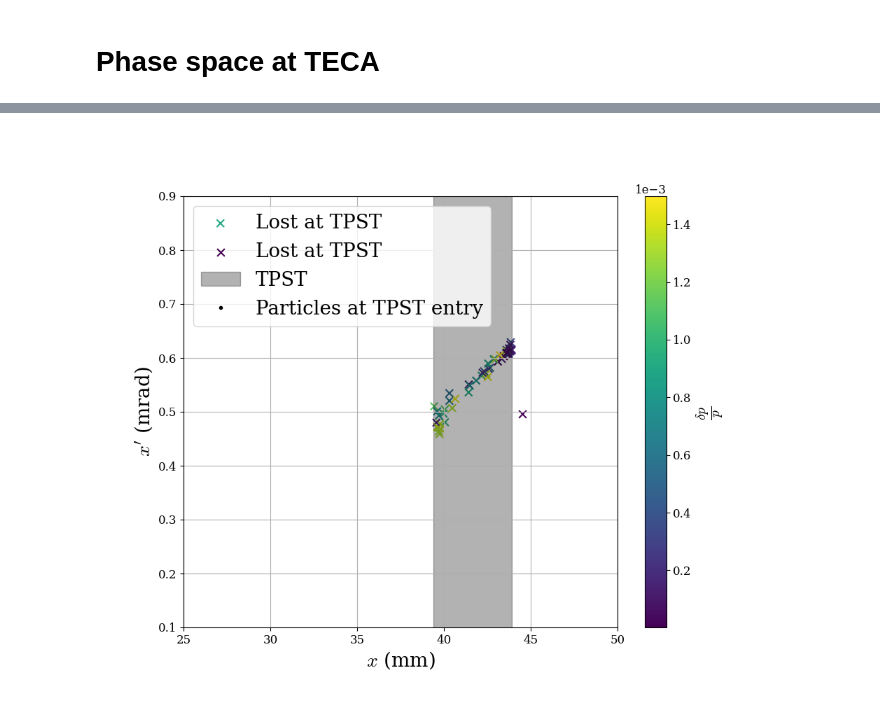
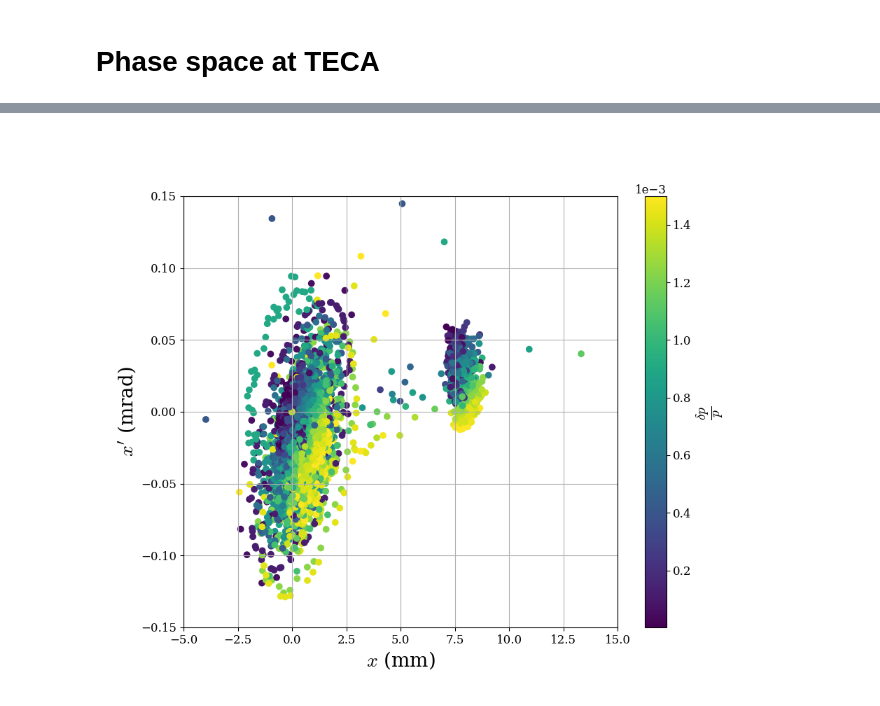
Before and after one commit to giacomells/Technical-Student-2024-2025, a Jupyter notebook: Non-Resonant Extraction/NRSXQ22.ipynb, the cells around one changed output, grey strips where cells are left out. Drawn from its saved outputs; the diff is of its cells as text; code cells hidden in the pictures.

```diff
--- a/Non-Resonant Extraction/NRSXQ22.ipynb
+++ b/Non-Resonant Extraction/NRSXQ22.ipynb
@@ -545,14 +447,11 @@ plt.rcParams.update({
 row_TECA_entry = tw_lss2_df.loc['TECA.entry']
 row_TECA_exit = tw_lss2_df.loc['TECA.exit']
 
-
 fig, ax = plt.subplots(1, 1, figsize=(10, 8))
 ax.yaxis.label.set_size(20)
 ax.xaxis.label.set_size(20)
 
-
-
-for turn in range(1000):
+for turn in range(monitor_tun_number):
     sc = ax.scatter(
         row_TECA_exit['monitors'].x[:, turn] * 1e3,  # Use data for x at the current turn
         row_TECA_exit['monitors'].px[:, turn] * 1e3,  # Use data for px at the current turn
@@ -562,7 +461,6 @@ for turn in range(1000):
 cbar = plt.colorbar(sc, label=r"$\frac{\delta p}{p}$ ")
 cbar.ax.yaxis.label.set_size(20)
 
-
 #ax.fill_between([TECA.jaw*1e3, TECA.jaw*1e3 + TECA.width*1e3], [TECA.tilt*1e3 - 10e-3]*2, [TECA.tilt*1e3 + 10e-3]*2, color='k', alpha=0.3, label='crystals channelling acceptance')
 
 ax.fill_between([TECA.jaw*1e3, TECA.jaw*1e3 - TECA.width*1e3], [TECA.tilt*1e3 - 10e-3]*2, [TECA.tilt*1e3 + 10e-3]*2, color='k', alpha=0.8, label='crystals channelling acceptance')
@@ -571,10 +469,10 @@ ax.fill_between([TECA.jaw*1e3, TECA.jaw*1e3 - TECA.width*1e3], -100, +100, color
 #ax.plot([], [], 'k.', label='Particles at TECA entry')
 #ax.plot([], [], 'b.', label='Particles after TECA')
 #ax.set_title("Phase space at TECA over the last 100 turns", fontsize=20)
-ax.legend(fontsize=20)
+ax.legend(fontsize=20, loc = 'upper left')
 ax.grid(True)
 
-ax.set_xlim(-45, -30)
+ax.set_xlim(-60, -45)
 ax.set_ylim(-1.5, -1)
 
 ax.set_xlabel(r"$x$ (mm)")
@@ -657,11 +552,10 @@ plt.rcParams.update({
 
 row_TPST_entry = tw_lss2_df.loc['tpst.21760_entry']
 
-
 fig, ax = plt.subplots(1, 1, figsize=(10, 8))
 
 #ax.plot(row_TPST_entry['monitors'].x[:, :] * 1e3, row_TPST_entry['monitors'].px[:, :] * 1e3, 'k.', alpha=0.5)
-for turn in range(1000):
+for turn in range(monitor_tun_number):
     sc = ax.scatter(
         row_TPST_entry['monitors'].x[:, turn] * 1e3,  # Use data for x at the current turn
         row_TPST_entry['monitors'].px[:, turn] * 1e3,  # Use data for px at the current turn
@@ -698,7 +592,6 @@ if lost_at_mst:
         label='Lost at TPST'
     )
 
-
 #ax.fill_between([TECA.jaw*1e3, TECA.jaw*1e3 + TECA.width*1e3], [TECA.tilt*1e3 - 10e-3]*2, [TECA.tilt*1e3 + 10e-3]*2, color='k', alpha=0.3, label='crystals channelling acceptance')
 element_name = 'tpst.21760_entry.sep'
 x = line[element_name].interaction_process.blade_position
@@ -708,11 +601,11 @@ ax.fill_between([x*1e3, x*1e3 + thickness*1e3],-1, 1, color='k', alpha=0.3, labe
 ax.plot([], [], 'k.', label='Particles at TPST entry')
 
 #ax.set_title("Phase space at TECA over the last 100 turns", fontsize=20)
-ax.legend(fontsize=20, loc = 'upper left')
+ax.legend(fontsize=20)
 ax.grid(True)
 
-ax.set_xlim(25, 50)
-ax.set_ylim(0.1, 0.9)
+ax.set_xlim(27, 50)
+ax.set_ylim(0.15, 0.8)
 ax.set_xlabel(r"$x$ (mm)")
 ax.set_ylabel(r"$x'$ (mrad)")
 
@@ -724,78 +617,44 @@ plt.savefig('tpst_phase_space.png', bbox_inches='tight')
 # %%
 import matplotlib.pyplot as plt
 
 # Set global plot style
 plt.rcParams.update({
     'font.size': 12,          # Font size like a paper
     'font.family': 'serif',    # Use serif font (LaTeX style)
     'axes.labelsize': 12,      # Axis labels
     'axes.titlesize': 12,      # Title size
     'legend.fontsize': 12,     # Legend font size
     'xtick.labelsize': 12,     # X-axis tick labels
     'ytick.labelsize': 12,     # Y-axis tick labels
 })
 
-row_TPST_entry = tw_lss2_df.loc['tpst.21760_entry']
-
+row_TCSM = tw_lss2_df.loc['tcsm.51932.']
 
 fig, ax = plt.subplots(1, 1, figsize=(10, 8))
+ax.yaxis.label.set_size(20)
+ax.xaxis.label.set_size(20)
 
-#ax.plot(row_TPST_entry['monitors'].x[:, :] * 1e3, row_TPST_entry['monitors'].px[:, :] * 1e3, 'k.', alpha=0.5)
-
-sc = ax.scatter(
-        row_TPST_entry['monitors'].x[:, 99] * 1e3,  # Use data for x at the current turn
-        row_TPST_entry['monitors'].px[:, 99] * 1e3,  # Use data for px at the current turn
+for turn in range(monitor_tun_number):
+    sc = ax.scatter(
+        row_TCSM['monitors'].x[:, turn] * 1e3,  # Use data for x at the current turn
+        row_TCSM['monitors'].px[:, turn] * 1e3,  # Use data for px at the current turn
         c=particles_init._delta,  # Use dpp values from particles_init._delta
         cmap='viridis'
     )
-#plt.colorbar(sc, label=r"$\frac{\delta p}{p}$ ")
-ax.yaxis.label.set_size(20)
-ax.xaxis.label.set_size(20)
 cbar = plt.colorbar(sc, label=r"$\frac{\delta p}{p}$ ")
 cbar.ax.yaxis.label.set_size(20)
 
-# Plot the particles lost at tpst.21760_entry.sep
-if lost_at_tpst:
-    ax.scatter(
-        [particles.x[idx] * 1e3 for idx in lost_at_tpst],    # x in mm
-        [particles.px[idx] * 1e3 for idx in lost_at_tpst],   # px in mrad
-        c=[particles.delta[idx] for idx in lost_at_tpst],    # dpp for color
-        cmap='viridis',
-        marker='x',
-        s=60,
-        label='Lost at TPST'
-    )
+# You can add acceptance/geometry overlays here if needed
 
-# Plot the particles lost at mst.21794.sep
-if lost_at_mst:
-    ax.scatter(
-        [particles.x[idx] * 1e3 for idx in lost_at_mst],    # x in mm
-        [particles.px[idx] * 1e3 for idx in lost_at_mst],   # px in mrad
-        c=[particles.delta[idx] for idx in lost_at_mst],    # dpp for color
-        cmap='viridis',
-        marker='x',
-        s=60,
-        label='Lost at TPST'
-    )
-
-
-#ax.fill_between([TECA.jaw*1e3, TECA.jaw*1e3 + TECA.width*1e3], [TECA.tilt*1e3 - 10e-3]*2, [TECA.tilt*1e3 + 10e-3]*2, color='k', alpha=0.3, label='crystals channelling acceptance')
-element_name = 'tpst.21760_entry.sep'
-x = line[element_name].interaction_process.blade_position
-thickness = line[element_name].interaction_process.thickness
-ax.fill_between([x*1e3, x*1e3 + thickness*1e3],-1, 1, color='k', alpha=0.3, label='TPST')
-
-ax.plot([], [], 'k.', label='Particles at TPST entry')
-
-#ax.set_title("Phase space at TECA over the last 100 turns", fontsize=20)
-ax.legend(fontsize=20, loc = 'upper left')
+#ax.legend(fontsize=20)
 ax.grid(True)
 
-ax.set_xlim(25, 50)
-ax.set_ylim(0.1, 0.9)
+ax.set_xlim(-5, 15)
+ax.set_ylim(-0.15, 0.15)
+
 ax.set_xlabel(r"$x$ (mm)")
 ax.set_ylabel(r"$x'$ (mrad)")
 
-plt.savefig('tpst_phase_space.png', bbox_inches='tight')
+plt.savefig('tcsm_phase_space.png', bbox_inches='tight')
 # %% [output]
-[figure, old version]
+[figure, new version]
```
Also changed, not shown: parts of 54 cells of this notebook.
